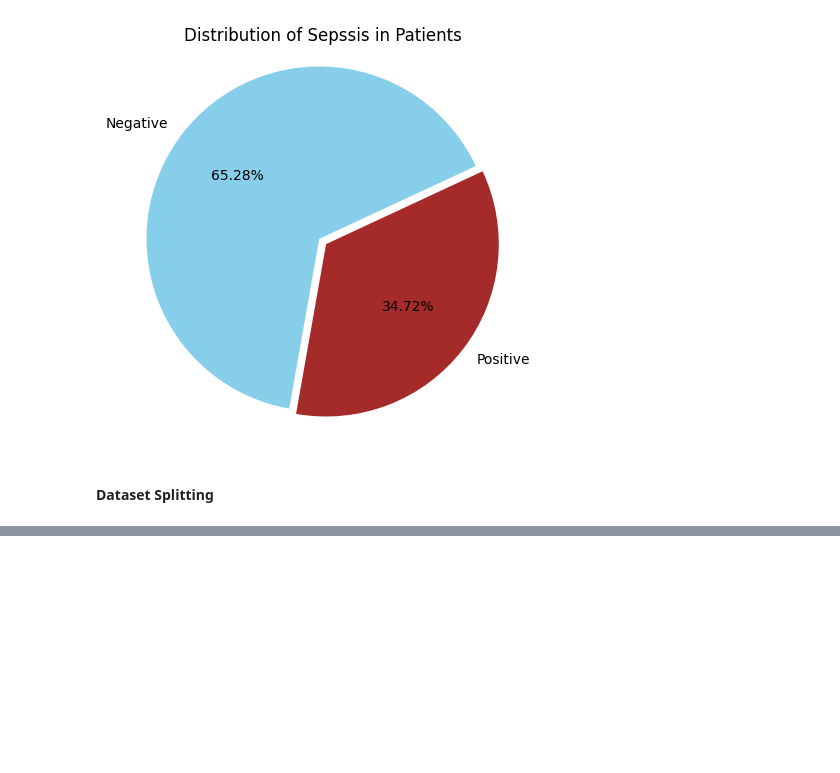
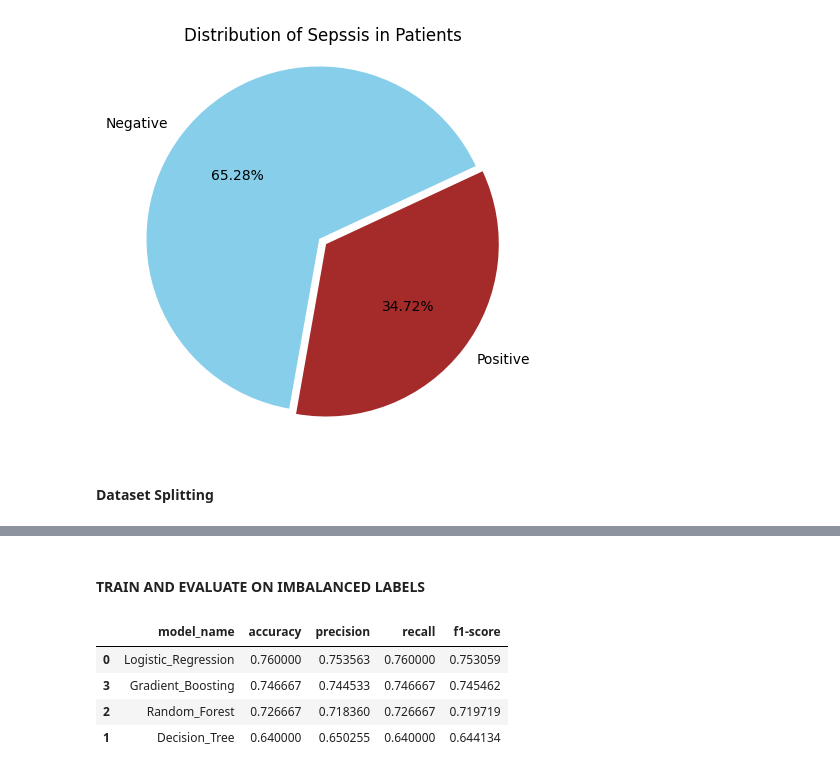
Before and after one commit to damzking/sepsissprediction2, a Jupyter notebook: dev/API_App.ipynb, the cells around one changed output, grey strips where cells are left out. Saved outputs shown, nothing was run; the diff lists cells and outputs as text; code cells hidden in the pictures; blank space fills up the shorter version.

```diff
--- a/dev/API_App.ipynb
+++ b/dev/API_App.ipynb
@@ -518,0 +622,36 @@ plt.show()
+# %% [markdown]
+#### TRAIN AND EVALUATE ON IMBALANCED LABELS
+# %%
+# Creating Pipeline
+
+all_pipelines_balanced = {}
+metric_table_balanced = pd.DataFrame(columns=['model_name', 'accuracy', 'precision', 'recall', 'f1-score'])
+
+for model_name, classifier in models.items():
+    balanced_pipeline = ImbPipeline(steps=[
+        ('preprocessor', preprocessor),
+        ('feature_selection', feature_selection),
+        ('classifier', classifier)
+    ])
+
+    balanced_pipeline.fit(X_train, y_train_encode)
+    all_pipelines_balanced[model_name] = balanced_pipeline
+
+    y_pred=balanced_pipeline.predict(X_eval)
+
+    metrics= classification_report(y_eval_encode, y_pred, output_dict=True)
+
+    accuracy=metrics['accuracy']
+    precision=metrics['weighted avg']['precision']
+    recall=metrics['weighted avg']['recall']
+    f1_score=metrics['weighted avg']['f1-score']
+
+    metric_table_balanced.loc[len(metric_table_balanced)]=[model_name, accuracy, precision, recall, f1_score]
+
+metric_table_balanced.sort_values(by='f1-score', ascending=False)
+# %% [output]
+|  | model_name | accuracy | precision | recall | f1-score |
+| 0 | Logistic_Regression | 0.760000 | 0.753563 | 0.760000 | 0.753059 |
+| 3 | Gradient_Boosting | 0.746667 | 0.744533 | 0.746667 | 0.745462 |
+| 2 | Random_Forest | 0.726667 | 0.718360 | 0.726667 | 0.719719 |
+| 1 | Decision_Tree | 0.640000 | 0.650255 | 0.640000 | 0.644134 |
```
Also changed, not shown: parts of 11 cells of this notebook.
